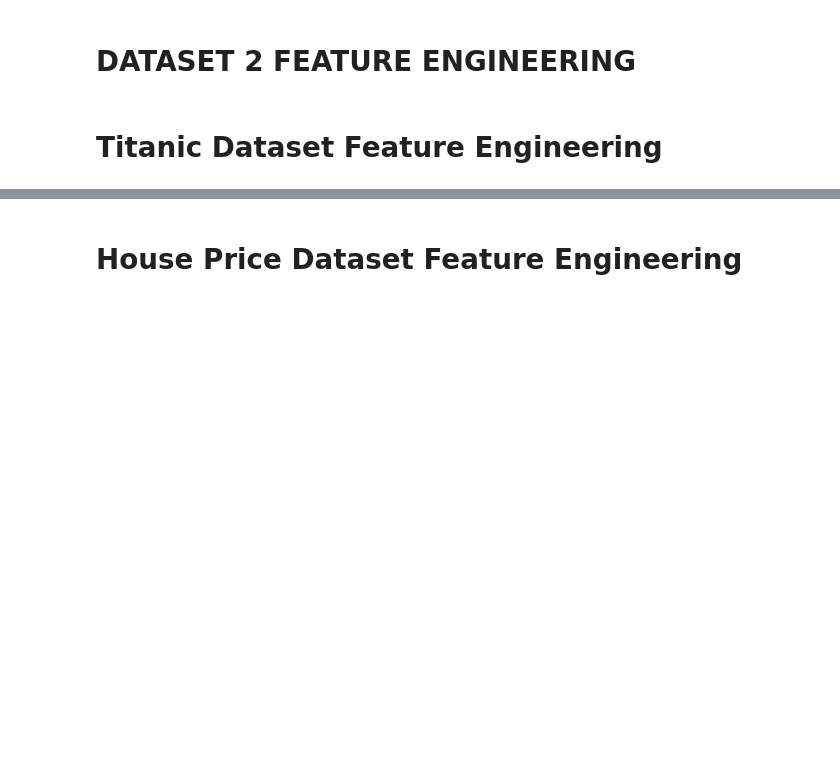
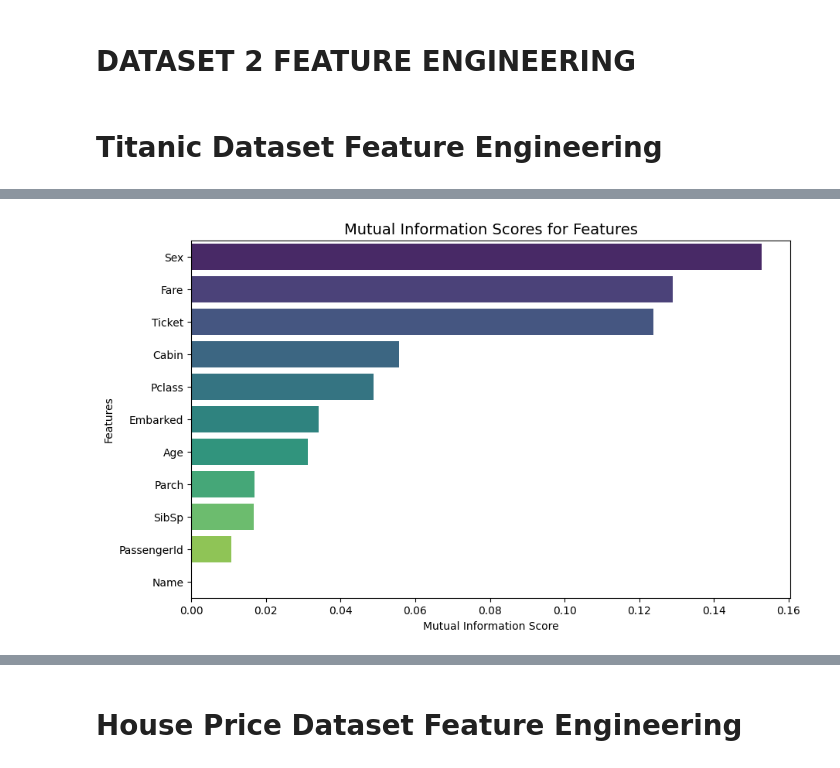
Before and after one commit to shrav-jally/ML_lab_sem5, a Jupyter notebook: sem5-ml.ipynb, the cells around one changed output, grey strips where cells are left out. Saved outputs shown, nothing was run; the diff lists cells and outputs as text; code cells hidden in the pictures; blank space fills up the shorter version.

```diff
--- a/sem5-ml.ipynb
+++ b/sem5-ml.ipynb
@@ -747,0 +801,19 @@ print("After removing highly correlated features:", df.shape)
+# %%
+# Mutual Information (Classification)
+
+for col in df.columns:
+    if df[col].dtype == 'object':
+        df[col] = LabelEncoder().fit_transform(df[col].astype(str))
+        if df[col].isna().any():
+            df[col] = df[col].fillna(df[col].mode()[0])
+    else:
+        if df[col].isna().any():
+            df[col] = df[col].fillna(df[col].median())
+
+X = df.drop(columns=[target])
+y = df[target]
+
+mi_scores = mutual_info_classif(X, y, discrete_features='auto', random_state=42)
+mi_series = pd.Series(mi_scores, index=X.columns).sort_values(ascending=False)
+
+print("\nTop MI Features:\n", mi_series.head(10))
@@ -747,0 +833,13 @@ print("After removing highly correlated features:", df.shape)
+# %%
+import matplotlib.pyplot as plt
+import seaborn as sns
+
+plt.figure(figsize=(10, 6))
+sns.barplot(x=mi_series.values, y=mi_series.index, palette="viridis")
+
+plt.title("Mutual Information Scores for Features", fontsize=14)
+plt.xlabel("Mutual Information Score")
+plt.ylabel("Features")
+plt.show()
+# %% [output]
+[figure, added]
```
Also changed, not shown: parts of 52 cells of this notebook.
